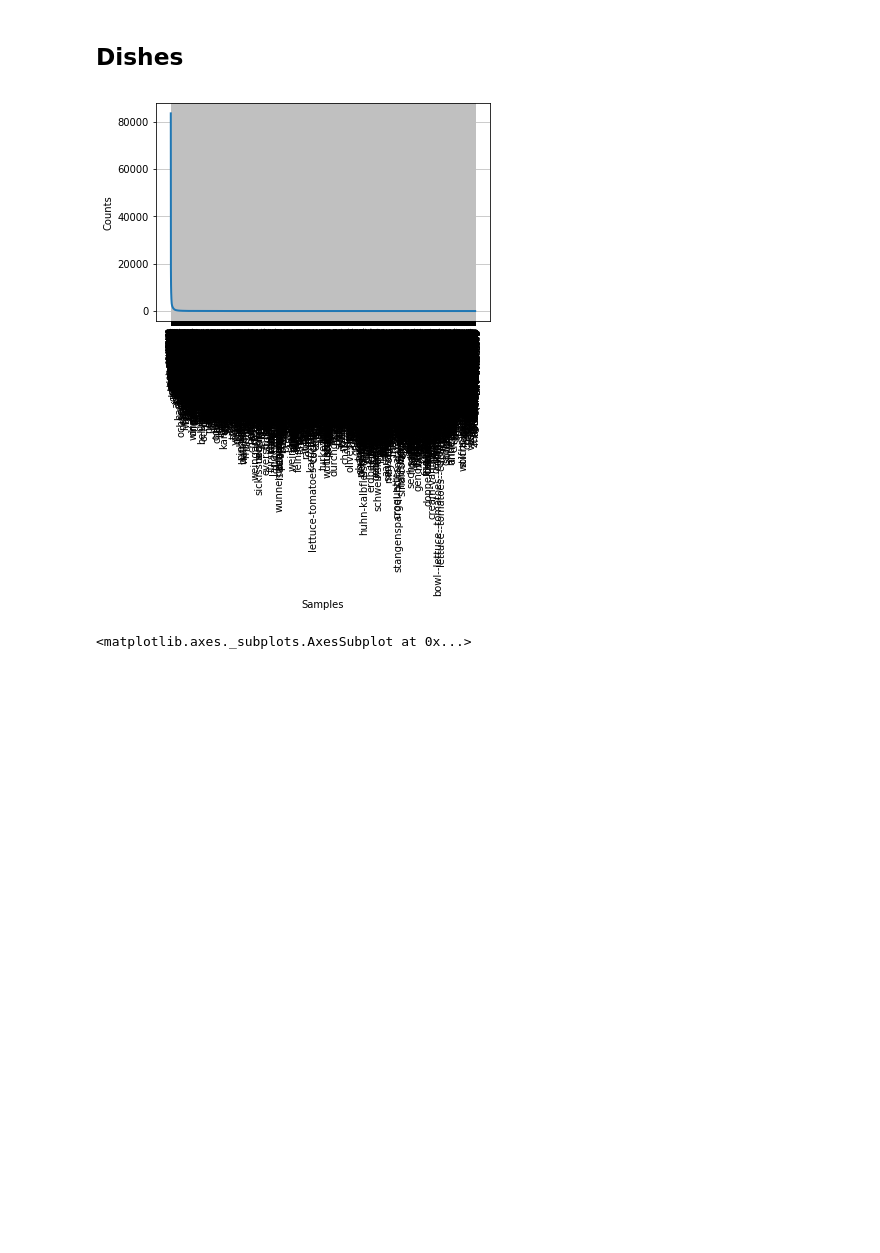
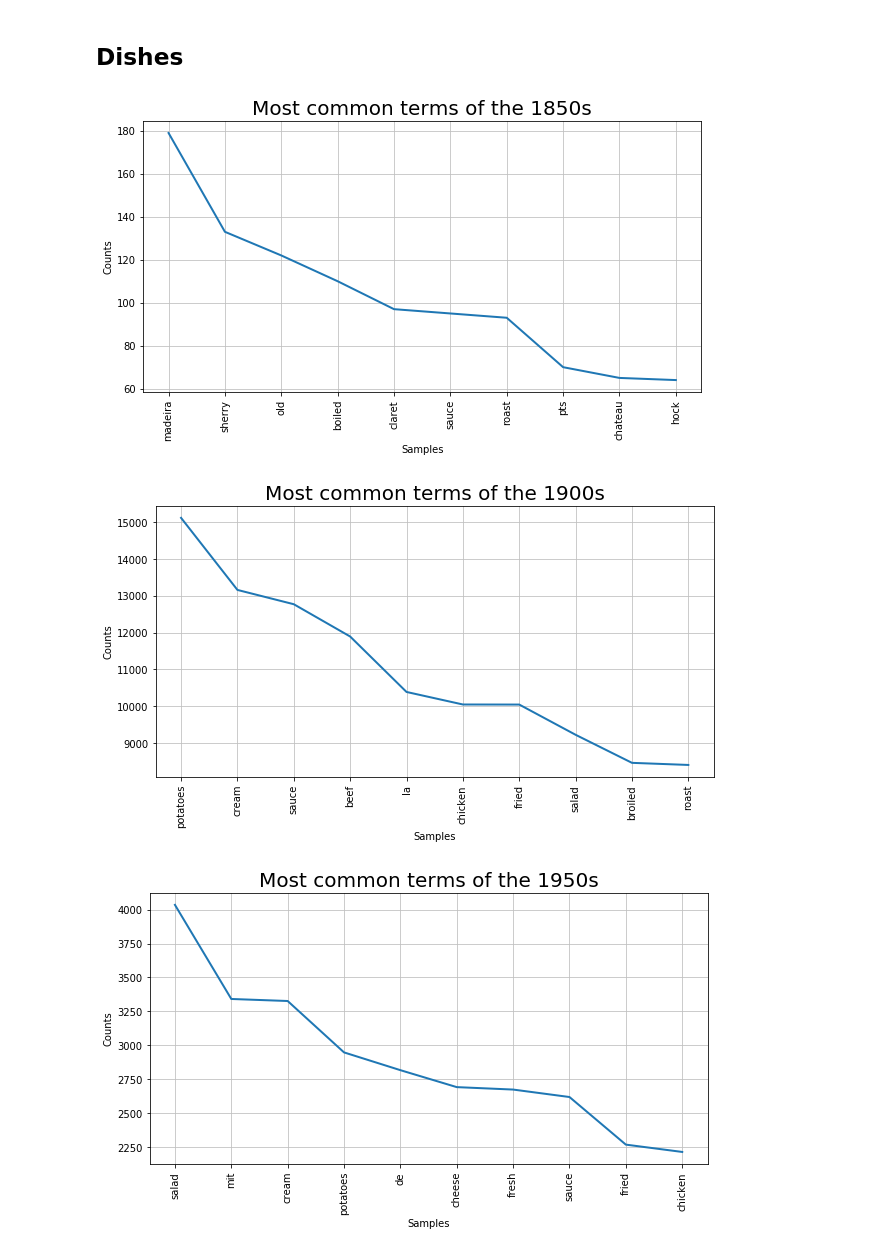
Before and after one commit to alexklapheke/menu, a Jupyter notebook: Menu-01-Import_Cleaning_EDA.ipynb, the cells around one changed output. Drawn from its saved outputs; the diff is of its cells as text; code cells hidden in the pictures; blank space fills up the shorter version.

Commit message:
Add graphs; Finish setting up models

```diff
--- a/Menu-01-Import_Cleaning_EDA.ipynb
+++ b/Menu-01-Import_Cleaning_EDA.ipynb
@@ -24,7 +28,7 @@ menu_page = pd.read_csv("data/MenuPage.csv.bz2")
 # %% [markdown]
 ## Shape data
 # %%
-# Merge datasets
+# Add menu id to each menu item
 df = pd.merge(
     menu_item[["dish_id", "menu_page_id"]],
     menu_page[["id", "menu_id"]],
@@ -32,6 +36,8 @@ df = pd.merge(
     left_on = "menu_page_id",
     right_on = "id"
 )
+
+# Add menu date to each menu id
 df = pd.merge(
     df,
     menu[["id", "date"]],
@@ -39,6 +45,8 @@ df = pd.merge(
     left_on = "menu_id",
     right_on = "id"
 )
+
+# Add dish name to each menu item
 df = pd.merge(
     df,
     dish[["id", "name"]],
@@ -47,7 +55,8 @@ df = pd.merge(
     right_on = "id"
 )
 
-df = df[["name", "date"]]
+# Remove intermediate columns
+df = df[["name", "date", "menu_id"]]
 
 # Delete our original imports to free up memory
 del menu
@@ -63,7 +72,7 @@ df.dropna(inplace=True)
 # %%
 # Calculate year and decade
 df["year"] = pd.DatetimeIndex(df["date"]).year
-df["decade"] = np.round(df["year"], -1)
+df["decade"] = df["year"] // 10 * 10
 # %% [markdown]
 ## Replace special characters
 # %%
@@ -118,6 +127,10 @@ df = df[df["name"] != ""]
 df.drop(columns="date").to_csv("data/Dishes-by-year.csv.bz2", compression="bz2", index=False)
 # %% [markdown]
 # EDA
+# %%
+# For histogram bins
+decades = range(1850, 2030, 10)
+size = (10, 5)
 # %% [markdown]
 ## Dates
 # %%
@@ -127,8 +146,13 @@ df["year"].hist(bins=18); # 18 decades are represented
 # %% [markdown]
 ## Dishes
-# %%
-#FreqDist(TextCollection(df["name"].str.split())).plot();
-FreqDist(TextCollection([]))
-# %% [output]
-[figure, removed]
-<matplotlib.axes._subplots.AxesSubplot at 0x...>
+# %%
+for decade in [1850, 1900, 1950, 2000]:
+    words = [[word] for text in df[df["decade"]==decade]["name"].str.split() for word in text
+                  if word not in stopwords.words("english")]
+    plt.figure(figsize=size)
+    plt.title(f"Most common terms of the {decade}s", size=20)
+    FreqDist(TextCollection(words)).plot(10);
+# %% [output]
+[figure, added]
+[figure, added]
+[figure, added]
```
Also changed, not shown: parts of 10 cells of this notebook, 2 other files.
